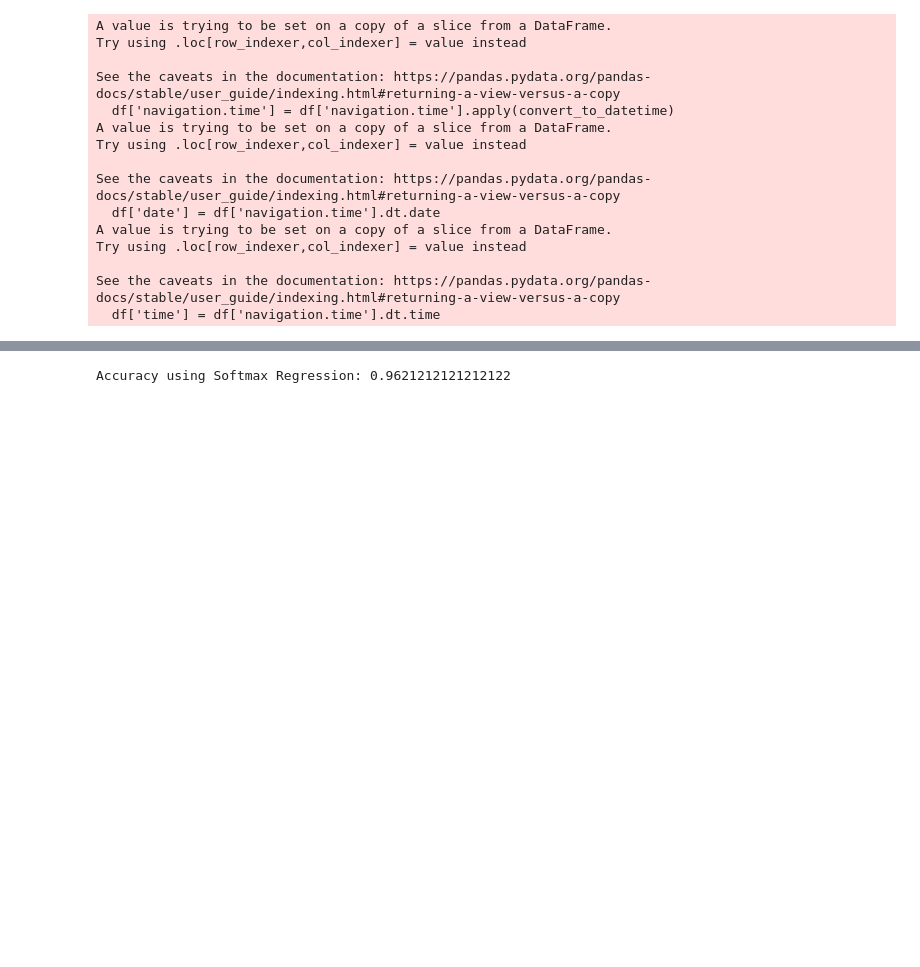
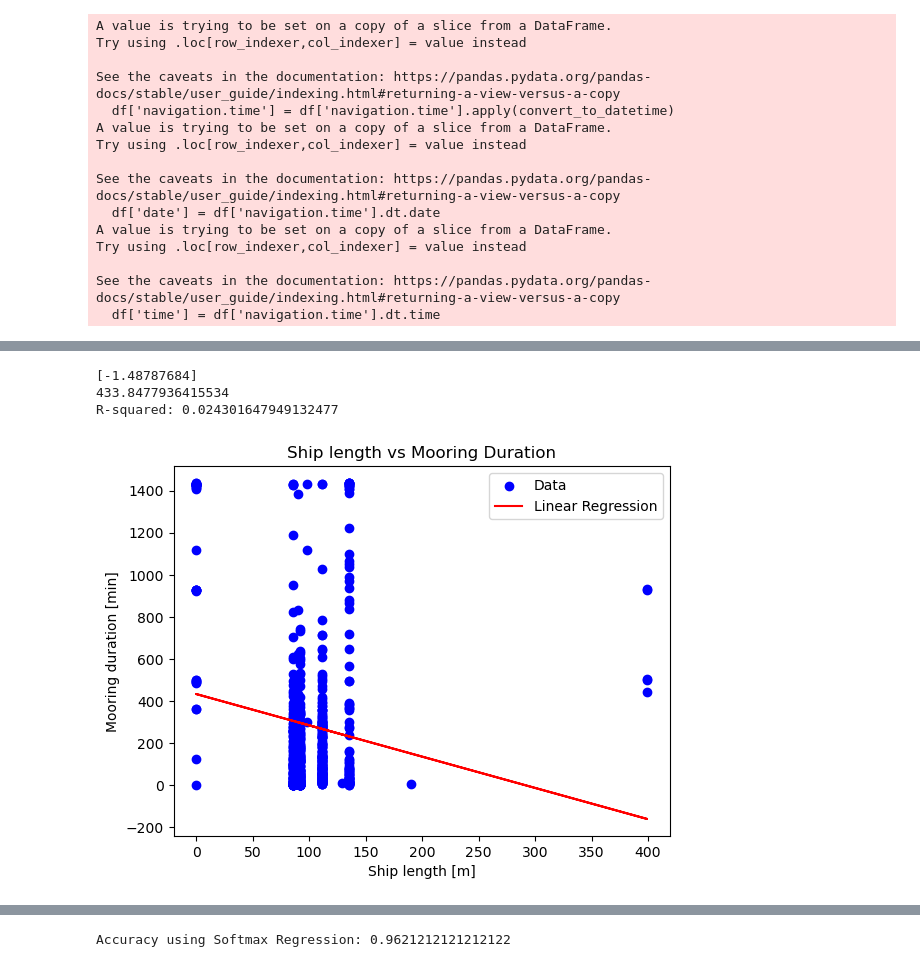
Before and after one commit to rlambregts/ME44312-AIS-Assignment, a Jupyter notebook: Data Processing_final_alles.ipynb, the cells around one changed output, grey strips where cells are left out. Saved outputs shown, nothing was run; the diff lists cells and outputs as text; code cells hidden in the pictures; blank space fills up the shorter version.

```diff
--- a/Data Processing_final_alles.ipynb
+++ b/Data Processing_final_alles.ipynb
@@ -518,0 +567,32 @@ print(len(vessel_array))
+# %%
+ship_length = np.array(final_df['vessel_length']).reshape(-1, 1)
+
+lin_regression = LinearRegression().fit(ship_length, mooring_time)
+print(lin_regression.coef_)
+print(lin_regression.intercept_)
+
+y_pred = lin_regression.predict(ship_length)
+
+r_squared = r2_score(mooring_time, y_pred)
+
+print("R-squared:", r_squared)
+
+# Plot the data points
+plt.scatter(ship_length, mooring_time, color='blue', label='Data')
+
+# Plot the regression line
+plt.plot(ship_length, y_pred, color='red', label='Linear Regression')
+
+# Add labels and legend
+plt.xlabel('Ship length [m]')
+plt.ylabel('Mooring duration [min]')
+plt.title('Ship length vs Mooring Duration')
+plt.legend()
+
+# Show plot
+plt.show()
+# %% [output]
+[-1.48787684]
+433.8477936415534
+R-squared: 0.024301647949132477
+[figure, added]
```
Also changed, not shown: parts of 10 cells of this notebook, 1 other file.
